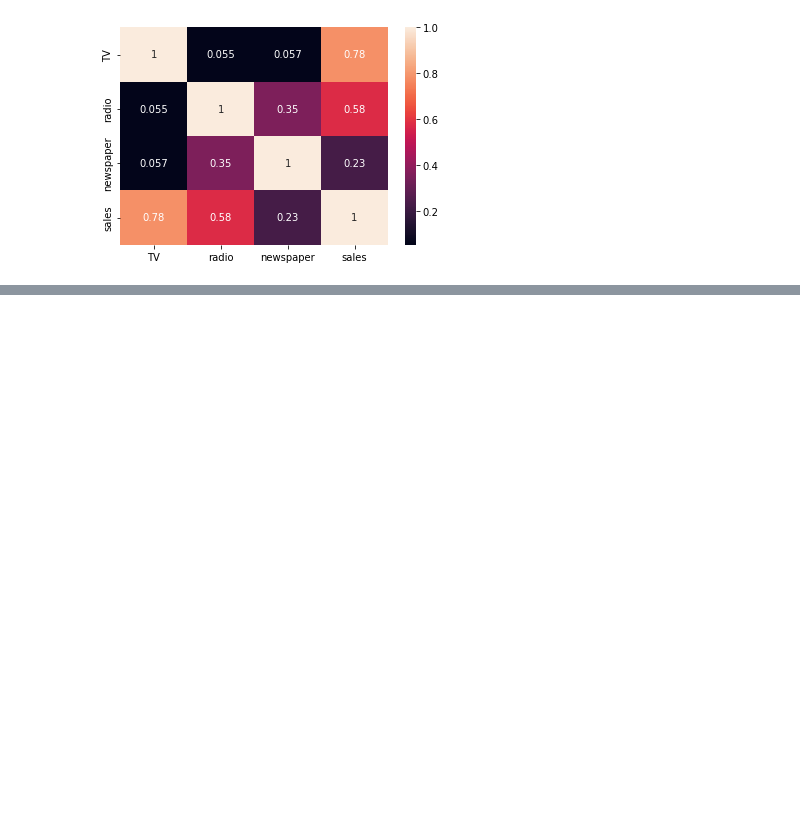
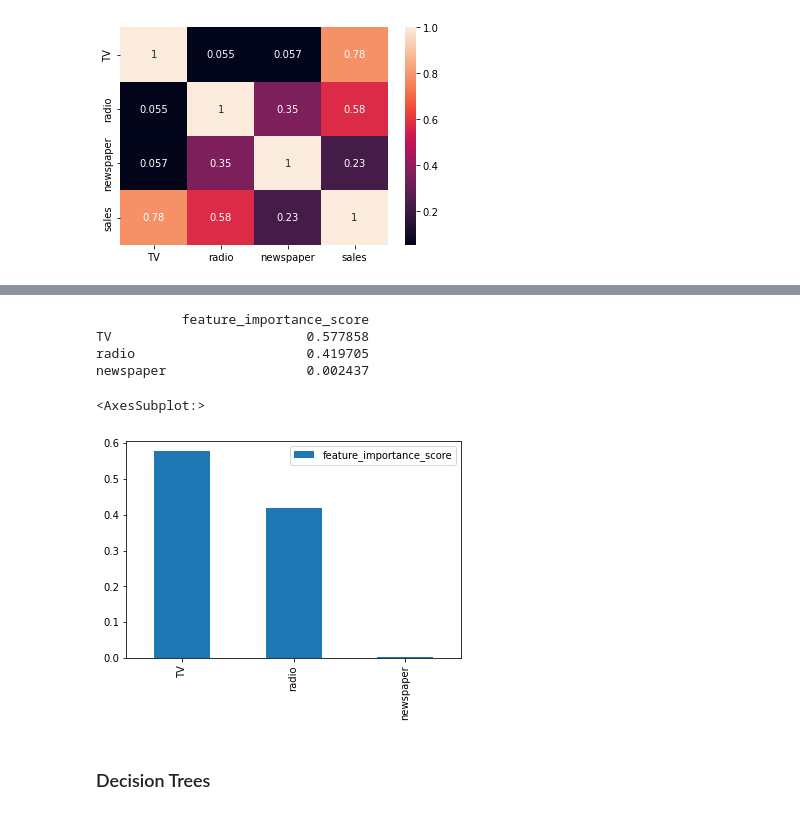
Before and after one commit to arun-kumar-c-s/attribution_models, a Jupyter notebook: attribution_model.ipynb, the cells around one changed output, grey strips where cells are left out. Drawn from its saved outputs; the diff is of its cells as text; code cells hidden in the pictures; blank space fills up the shorter version.

```diff
--- a/attribution_model.ipynb
+++ b/attribution_model.ipynb
@@ -18,0 +122,13 @@ sns.pairplot(df)
+# %%
+normalized_feature_importance = pd.DataFrame(search.best_estimator_.coef_/sum(search.best_estimator_.coef_), index = df.keys()[:-1], columns=['feature_importance_score'])
+print(normalized_feature_importance)
+normalized_feature_importance.plot(kind='bar')
+# %% [output]
+           feature_importance_score
+TV                         0.577858
+radio                      0.419705
+newspaper                  0.002437
+<AxesSubplot:>
+[figure, added]
+# %% [markdown]
+### Decision Trees
```
Also changed, not shown: parts of 18 cells of this notebook.
